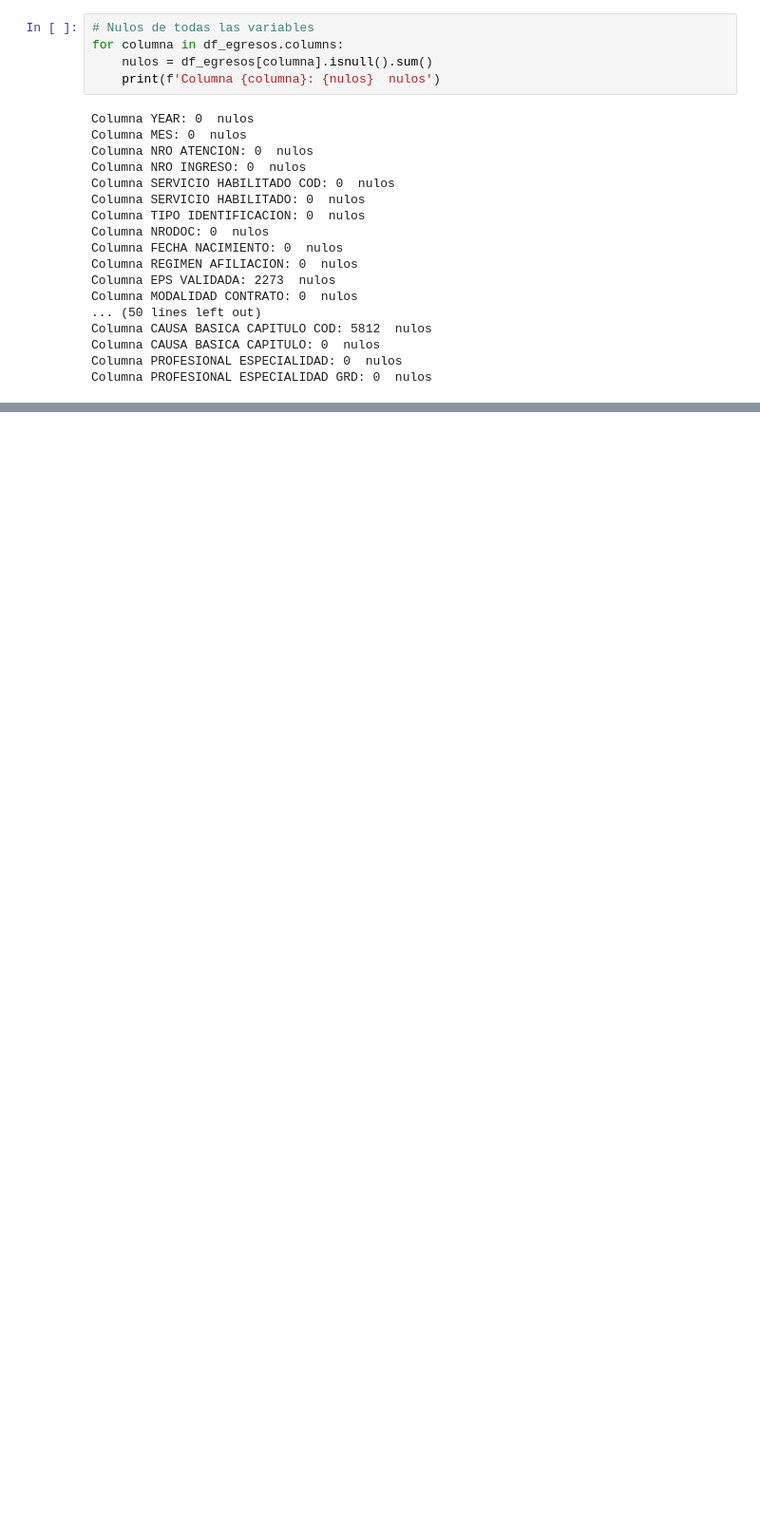
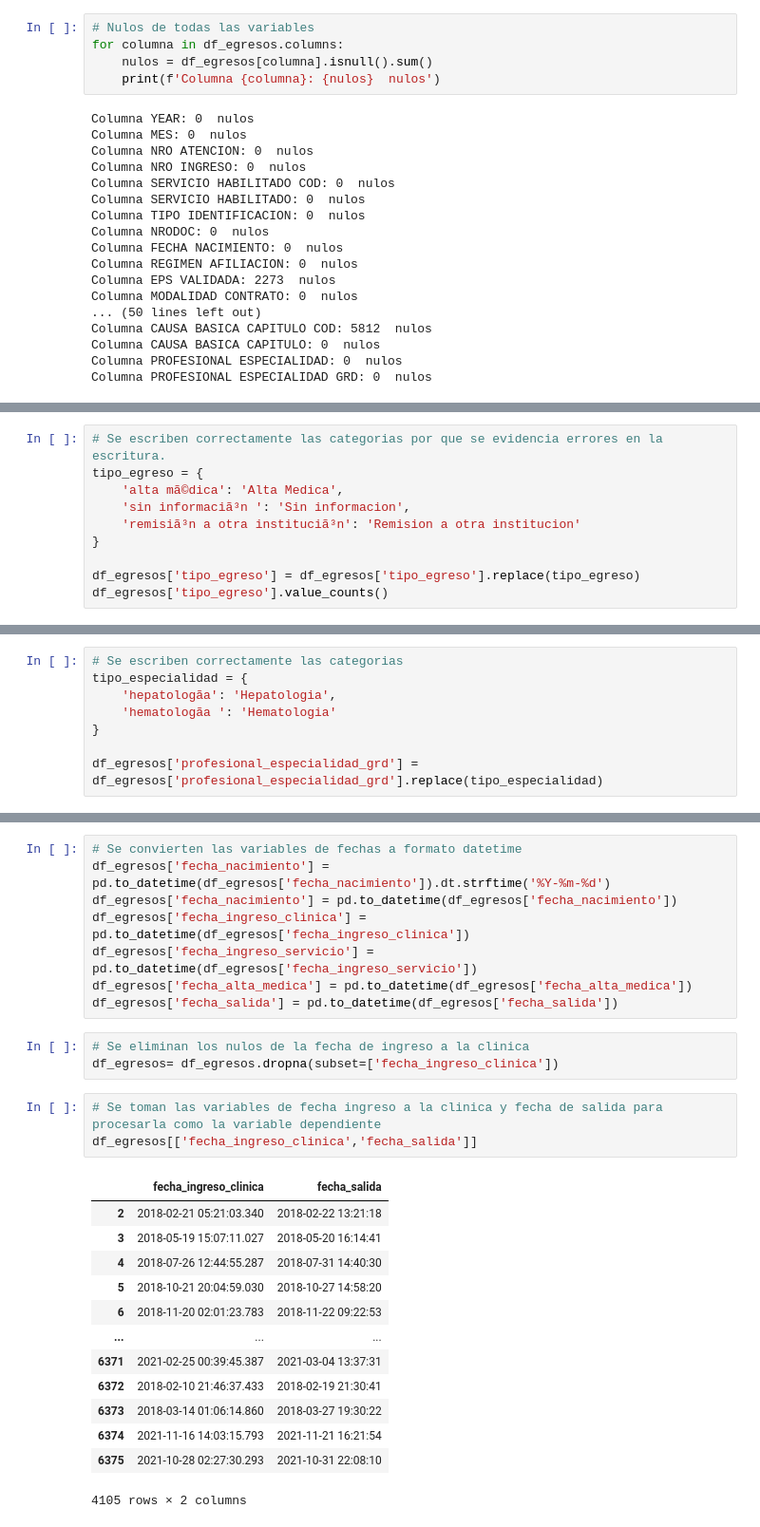
Before and after one commit to danielmancovidales/Aplicaciones-en-salud, a Jupyter notebook: prepro_egresos.ipynb, the cells around one changed output, grey strips where cells are left out. Shown: that part at 95% size. Cells and saved outputs as stored; diff of their text form; blank space fills up the shorter version.

```diff
--- a/prepro_egresos.ipynb
+++ b/prepro_egresos.ipynb
@@ -106,0 +296,10 @@ Se decide eliminar la siguiente variable:
+# %%
+# Se escriben correctamente las categorias por que se evidencia errores en la escritura.
+tipo_egreso = {
+    'alta mã©dica': 'Alta Medica',
+    'sin informaciã³n ': 'Sin informacion',
+    'remisiã³n a otra instituciã³n': 'Remision a otra institucion'
+}
+
+df_egresos['tipo_egreso'] = df_egresos['tipo_egreso'].replace(tipo_egreso)
+df_egresos['tipo_egreso'].value_counts()
@@ -106,0 +335,8 @@ Se decide eliminar la siguiente variable:
+# %%
+# Se escriben correctamente las categorias
+tipo_especialidad = {
+    'hepatologã­a': 'Hepatologia',
+    'hematologã­a ': 'Hematologia'
+}
+
+df_egresos['profesional_especialidad_grd'] = df_egresos['profesional_especialidad_grd'].replace(tipo_especialidad)
@@ -106,0 +359,28 @@ Se decide eliminar la siguiente variable:
+# %%
+# Se convierten las variables de fechas a formato datetime
+df_egresos['fecha_nacimiento'] = pd.to_datetime(df_egresos['fecha_nacimiento']).dt.strftime('%Y-%m-%d')
+df_egresos['fecha_nacimiento'] = pd.to_datetime(df_egresos['fecha_nacimiento'])
+df_egresos['fecha_ingreso_clinica'] = pd.to_datetime(df_egresos['fecha_ingreso_clinica'])
+df_egresos['fecha_ingreso_servicio'] = pd.to_datetime(df_egresos['fecha_ingreso_servicio'])
+df_egresos['fecha_alta_medica'] = pd.to_datetime(df_egresos['fecha_alta_medica'])
+df_egresos['fecha_salida'] = pd.to_datetime(df_egresos['fecha_salida'])
+# %%
+# Se eliminan los nulos de la fecha de ingreso a la clinica
+df_egresos= df_egresos.dropna(subset=['fecha_ingreso_clinica'])
+# %%
+# Se toman las variables de fecha ingreso a la clinica y fecha de salida para procesarla como la variable dependiente
+df_egresos[['fecha_ingreso_clinica','fecha_salida']]
+# %% [output]
+|  | fecha_ingreso_clinica | fecha_salida |
+| 2 | 2018-02-21 05:21:03.340 | 2018-02-22 13:21:18 |
+| 3 | 2018-05-19 15:07:11.027 | 2018-05-20 16:14:41 |
+| 4 | 2018-07-26 12:44:55.287 | 2018-07-31 14:40:30 |
+| 5 | 2018-10-21 20:04:59.030 | 2018-10-27 14:58:20 |
+| 6 | 2018-11-20 02:01:23.783 | 2018-11-22 09:22:53 |
+| ... | ... | ... |
+| 6371 | 2021-02-25 00:39:45.387 | 2021-03-04 13:37:31 |
+| 6372 | 2018-02-10 21:46:37.433 | 2018-02-19 21:30:41 |
+| 6373 | 2018-03-14 01:06:14.860 | 2018-03-27 19:30:22 |
+| 6374 | 2021-11-16 14:03:15.793 | 2021-11-21 16:21:54 |
+| 6375 | 2021-10-28 02:27:30.293 | 2021-10-31 22:08:10 |
+4105 rows × 2 columns
```
Also changed, not shown: parts of 26 cells of this notebook.
